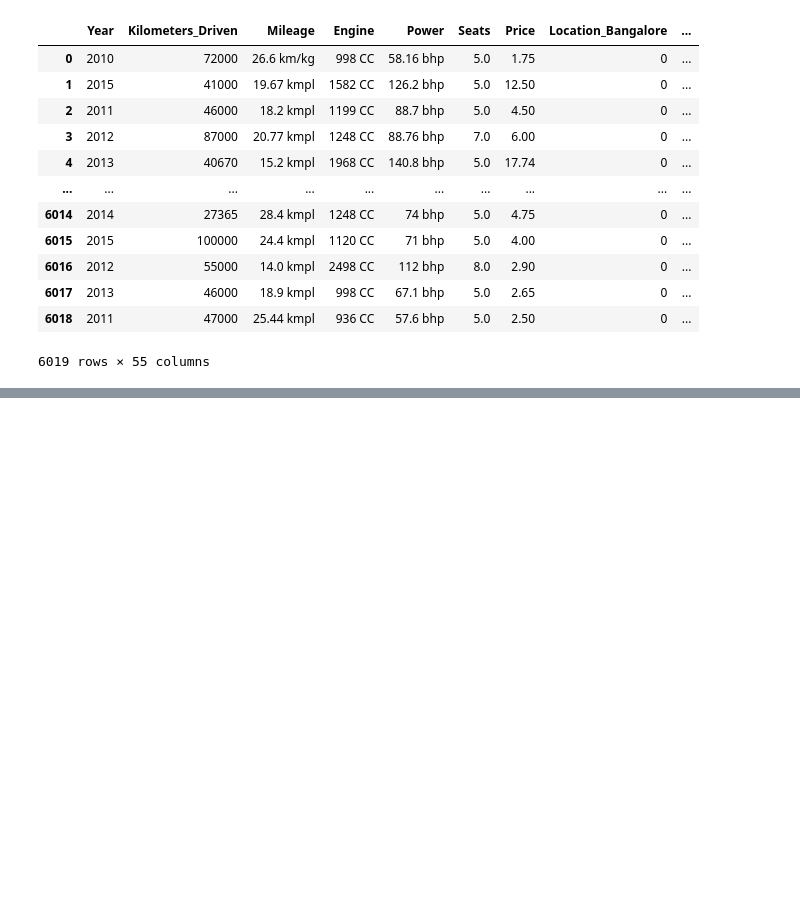
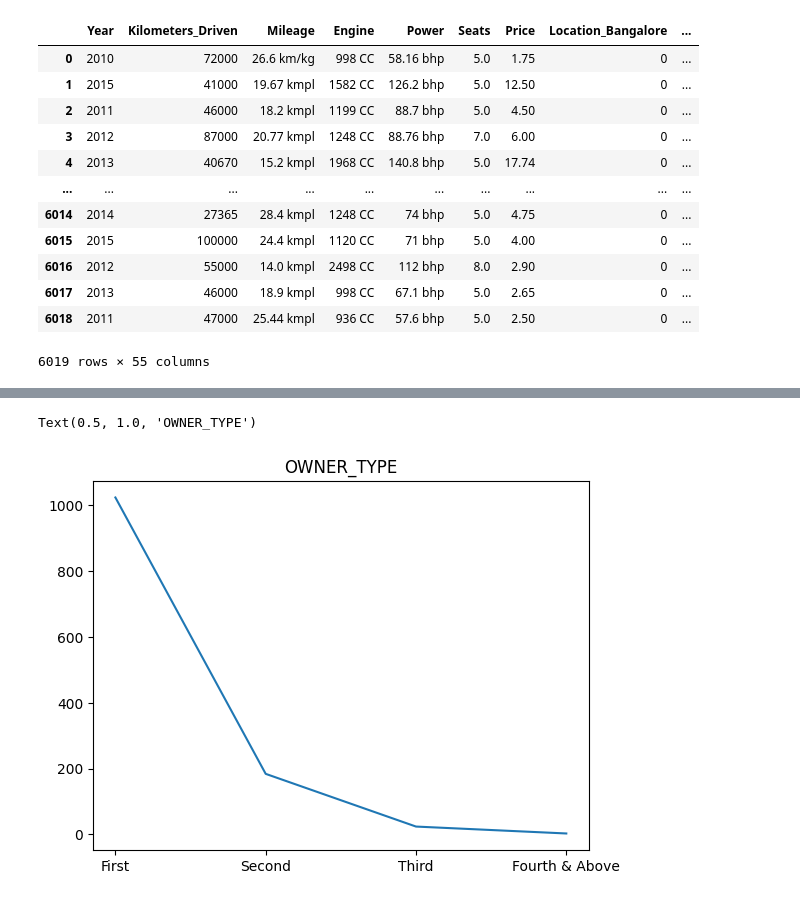
Before and after one commit to Ajinmakkanal/Machine-learning, a Jupyter notebook: regressiion/car_price_traindata.ipynb, the cells around one changed output, grey strips where cells are left out. Drawn from its saved outputs; the diff is of its cells as text; code cells hidden in the pictures; blank space fills up the shorter version.

```diff
--- a/regressiion/car_price_traindata.ipynb
+++ b/regressiion/car_price_traindata.ipynb
@@ -339,0 +663,8 @@ df8
+# %%
+a3=DF['Owner_Type'].value_counts()
+# %%
+plt.plot(a3.index,a3.values)
+plt.title('OWNER_TYPE')
+# %% [output]
+Text(0.5, 1.0, 'OWNER_TYPE')
+[figure, added]
```
Also changed, not shown: parts of 60 cells of this notebook.
